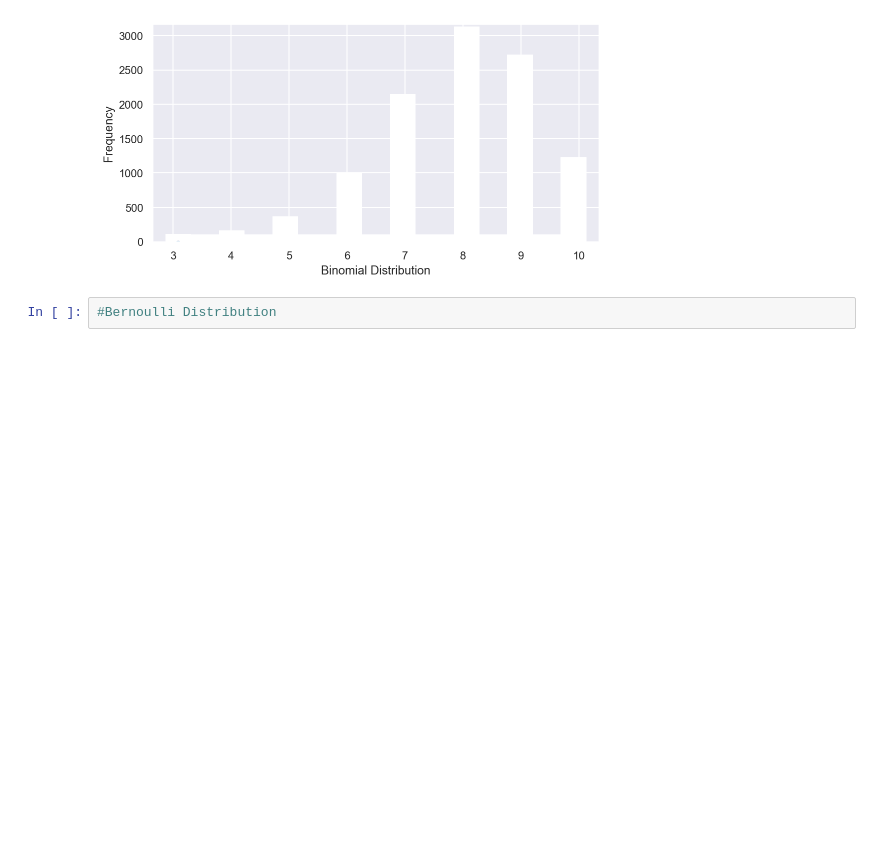
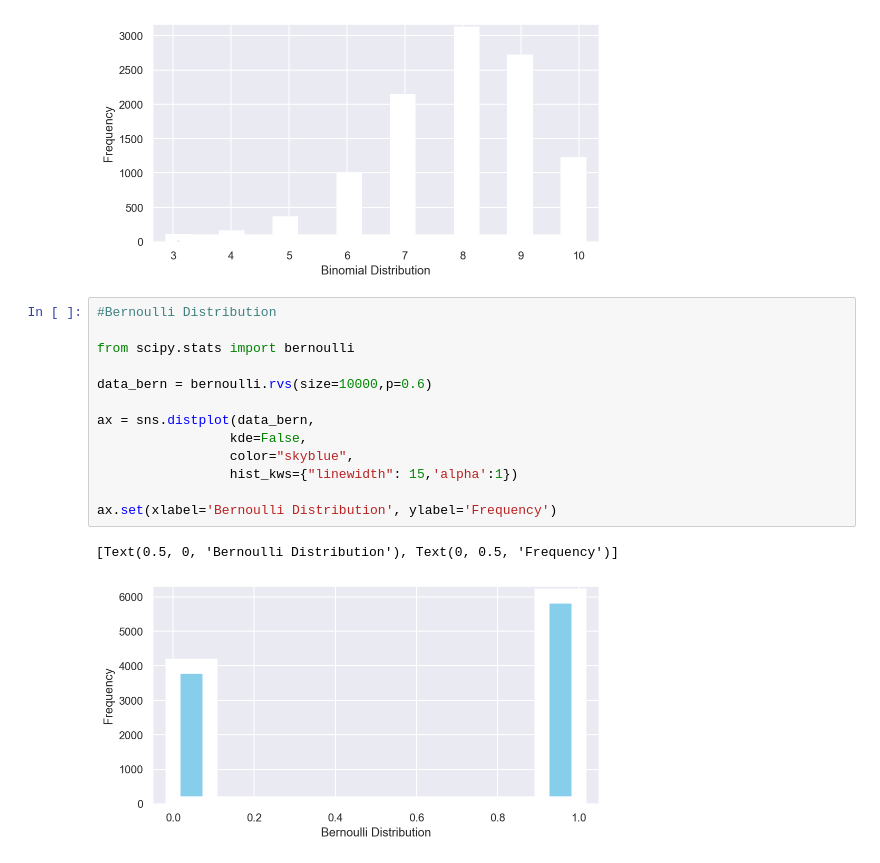
Before and after one commit to EamonnOCearnaigh/LinearRegression, a Jupyter notebook: Exploring dataset generation.ipynb, the cells around one changed output. Drawn from its saved outputs; the diff is of its cells as text; blank space fills up the shorter version.

```diff
--- a/Exploring dataset generation.ipynb
+++ b/Exploring dataset generation.ipynb
@@ -270,5 +270,19 @@ ax.set(xlabel='Binomial Distribution', ylabel='Frequency')
 # %% [output]
 [Text(0.5, 0, 'Binomial Distribution'), Text(0, 0.5, 'Frequency')]
 [figure]
-# %%
-#Bernoulli Distribution
+# %%
+#Bernoulli Distribution
+
+from scipy.stats import bernoulli
+
+data_bern = bernoulli.rvs(size=10000,p=0.6)
+
+ax = sns.distplot(data_bern,
+                 kde=False,
+                 color="skyblue",
+                 hist_kws={"linewidth": 15,'alpha':1})
+
+ax.set(xlabel='Bernoulli Distribution', ylabel='Frequency')
+# %% [output]
+[Text(0.5, 0, 'Bernoulli Distribution'), Text(0, 0.5, 'Frequency')]
+[figure, added]
```
